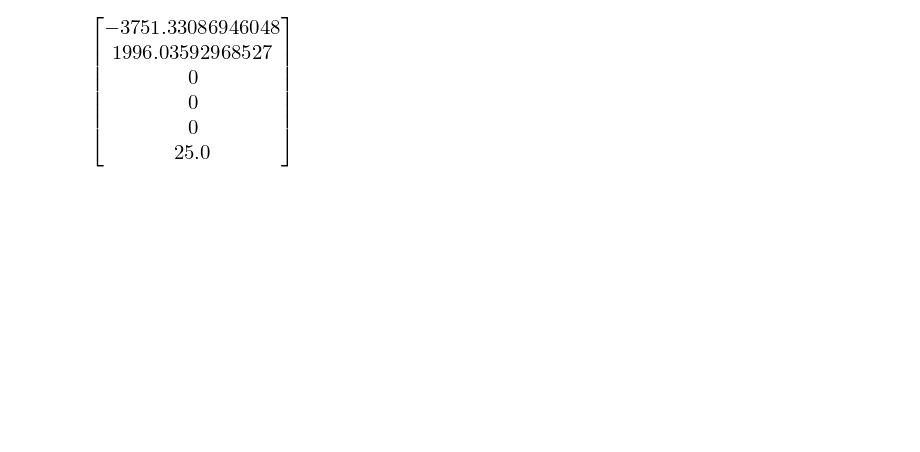
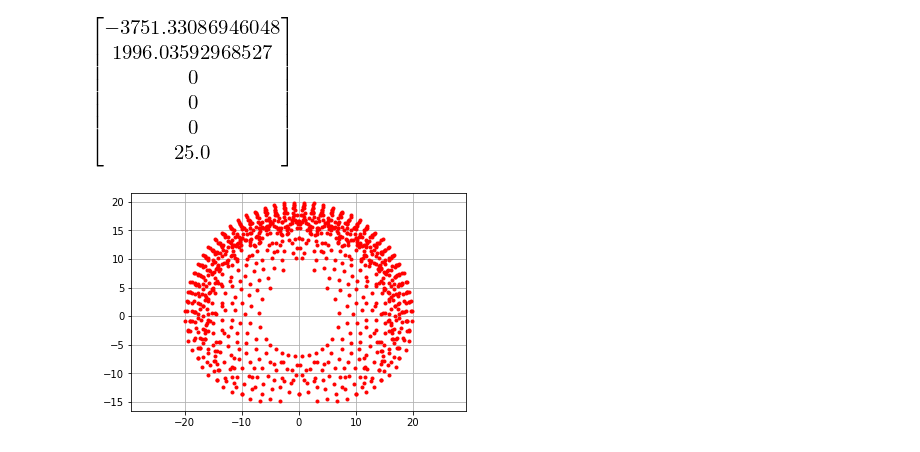
Before and after one commit to JorgeDeLosSantos/fur-code, a Jupyter notebook: nbooks/RRR_Planar.ipynb, the cells around one changed output. Cells and saved outputs as stored; diff of their text form; code cells hidden in the pictures; blank space fills up the shorter version.

```diff
--- a/nbooks/RRR_Planar.ipynb
+++ b/nbooks/RRR_Planar.ipynb
@@ -50,3 +56,25 @@ JN = J.subs({t1:pi/6, t2:pi/4, t3:-pi/6, l1:100, l2:100, l3:20})
 (JN*Matrix([10,20,-5])).evalf()
 # %% [output]
 [figure]
+# %%
+l1,l2,l3 = 5,5,10
+
+# FK
+for _t1 in np.linspace(0,np.pi,10):
+    for _t2 in np.linspace(-np.pi/2,np.pi/2,10):
+        for _t3 in np.linspace(-np.pi/2, np.pi/2,10):
+            T1_0 = dh(l1,0,0,_t1)
+            T2_1 = dh(l2,0,0,_t2)
+            T3_2 = dh(l3,0,0,_t3)
+            T2_0 = np.dot(T1_0,T2_1)
+            T3_0 = np.dot(T2_0, T3_2)
+            A = np.array([T1_0[0][3],T1_0[1][3]])
+            B = np.array([T2_0[0][3],T2_0[1][3]])
+            C = np.array([T3_0[0][3],T3_0[1][3]])
+            #plt.plot([0,A[0],B[0],C[0]],[0,A[1],B[1],C[1]],"o-")
+            plt.plot(C[0],C[1],"r.")
+            #plt.plot([0],[0],'ko',markersize=10)
+            plt.grid('on')
+            plt.axis('equal');
+# %% [output]
+[figure, added]
```
Also changed, not shown: parts of 3 cells of this notebook, 51 other files.
